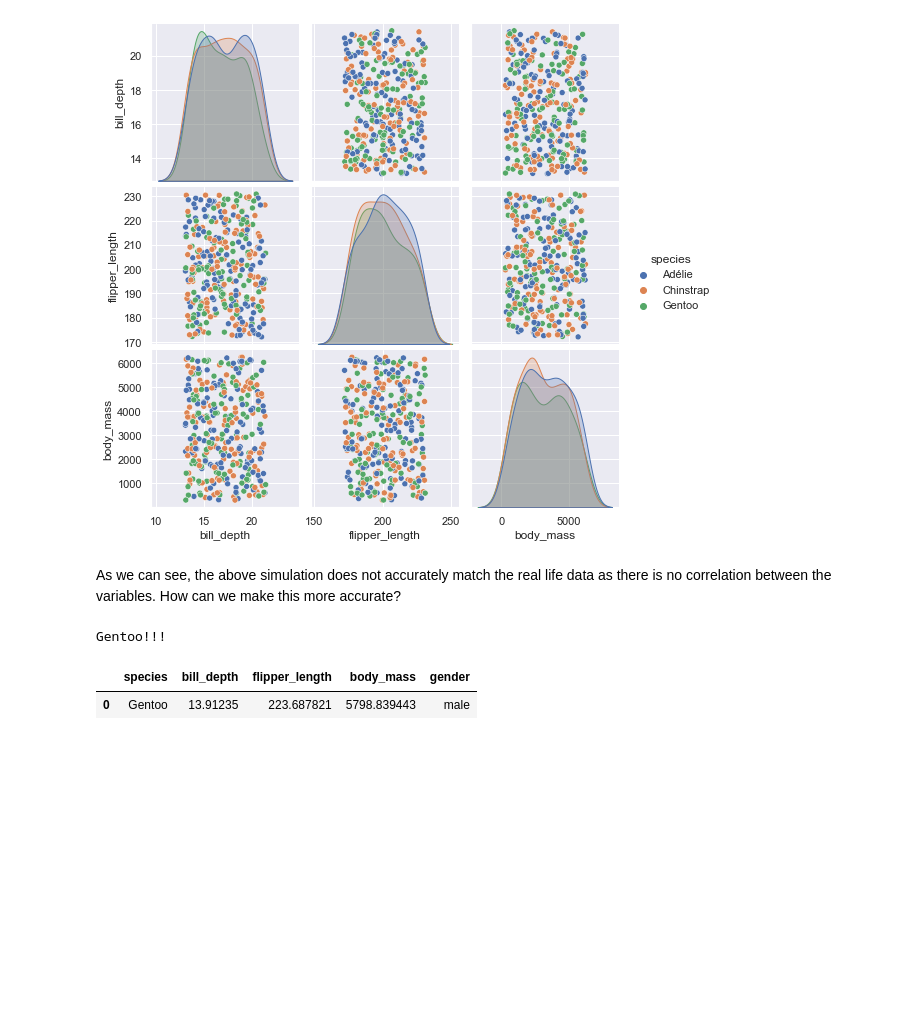
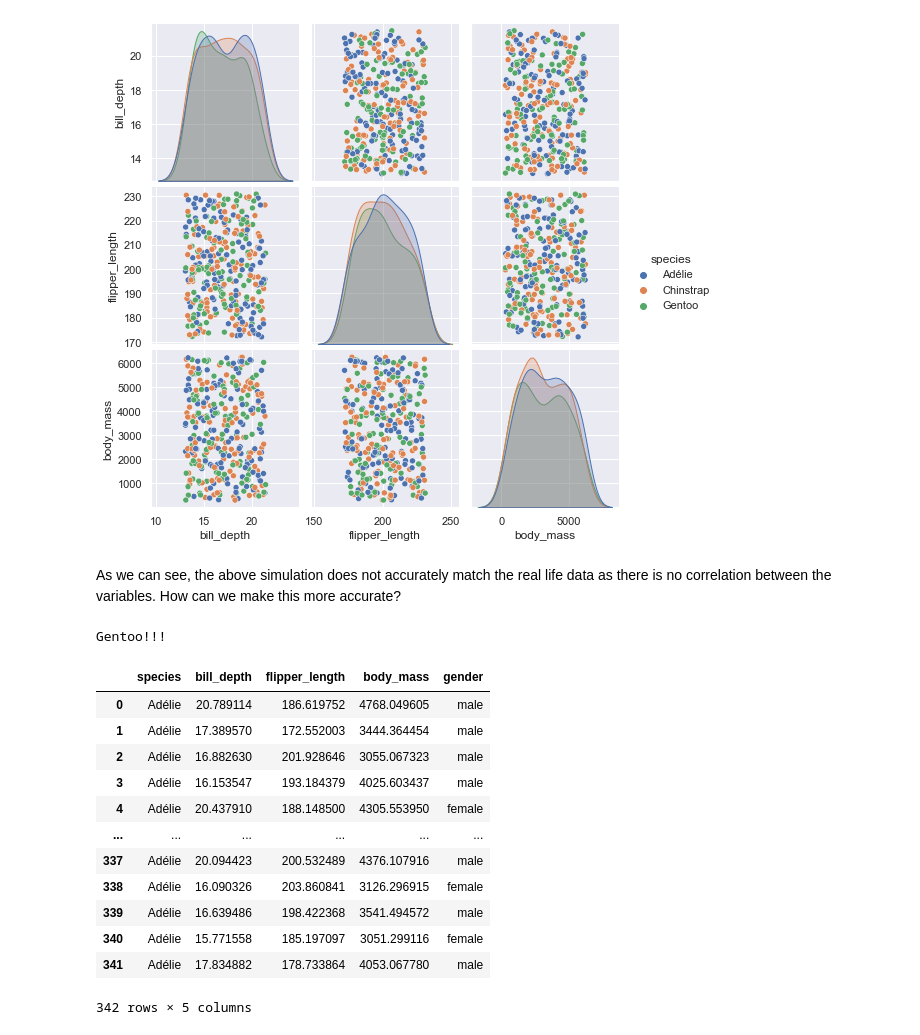
Before and after one commit to jbrad88/pda-project, a Jupyter notebook: pda-project.ipynb, the cells around one changed output. Cells and saved outputs as stored; diff of their text form; code cells hidden in the pictures; blank space fills up the shorter version.

Commit message:
Created dataset of random species. Need to figure out how to merge my if statements in based on species in order to set other variables

```diff
--- a/pda-project.ipynb
+++ b/pda-project.ipynb
@@ -199,30 +199,41 @@ Gentoo!!!
 # %%
 sp1 = np.random.choice(a=['Adélie','Gentoo','Chinstrap'], p=[0.34,0.33,0.33])
 
 if sp1 == "Gentoo":
-    bill_depth = np.random.uniform(13.1,17.3, 1)
-    flipper_length = np.random.uniform(203.0, 231.0)
-    body_mass = np.random.uniform(3950.0, 6300.0)
-    gender = np.random.choice(a=['male','female'], p=[0.5,0.5])
+    bill_depth = np.random.uniform(13.1,17.3, 342)
+    flipper_length = np.random.uniform(203.0, 231.0, 342)
+    body_mass = np.random.uniform(3950.0, 6300.0, 342)
+    gender = np.random.choice(a=['male','female'], size=342, p=[0.5,0.5])
     #print("Gentoo")
 
 elif sp1 == 'Adélie':
-    bill_depth = np.random.uniform(15.5,21.5)
-    flipper_length = np.random.uniform(172.0,210.0)
-    body_mass = np.random.uniform(2850.0,4775.0)
-    gender = np.random.choice(a=['male','female'], p=[0.5,0.5])
+    bill_depth = np.random.uniform(15.5,21.5, 342)
+    flipper_length = np.random.uniform(172.0,210.0, 342)
+    body_mass = np.random.uniform(2850.0,4775.0, 342)
+    gender = np.random.choice(a=['male','female'], size=342, p=[0.5,0.5])
 
 else:
-    bill_depth = np.random.uniform(16.4,20.8)
-    flipper_length = np.random.uniform(178.0,212.0)
-    body_mass = np.random.uniform(2700.0,4800.0)
-    gender = np.random.choice(a=['male','female'], p=[0.5,0.5])
+    bill_depth = np.random.uniform(16.4,20.8, 342)
+    flipper_length = np.random.uniform(178.0,212.0, 342)
+    body_mass = np.random.uniform(2700.0,4800.0, 342)
+    gender = np.random.choice(a=['male','female'], size=342, p=[0.5,0.5])
 
 pd.DataFrame({'species':sp1,
               'bill_depth':bill_depth,
               'flipper_length':flipper_length,
               'body_mass':body_mass,
               'gender':gender})
 # %% [output]
 |  | species | bill_depth | flipper_length | body_mass | gender |
-| 0 | Gentoo | 13.91235 | 223.687821 | 5798.839443 | male |
+| 0 | Adélie | 20.789114 | 186.619752 | 4768.049605 | male |
+| 1 | Adélie | 17.389570 | 172.552003 | 3444.364454 | male |
+| 2 | Adélie | 16.882630 | 201.928646 | 3055.067323 | male |
+| 3 | Adélie | 16.153547 | 193.184379 | 4025.603437 | male |
+| 4 | Adélie | 20.437910 | 188.148500 | 4305.553950 | female |
+| ... | ... | ... | ... | ... | ... |
+| 337 | Adélie | 20.094423 | 200.532489 | 4376.107916 | male |
+| 338 | Adélie | 16.090326 | 203.860841 | 3126.296915 | female |
+| 339 | Adélie | 16.639486 | 198.422368 | 3541.494572 | male |
+| 340 | Adélie | 15.771558 | 185.197097 | 3051.299116 | female |
+| 341 | Adélie | 17.834882 | 178.733864 | 4053.067780 | male |
+342 rows × 5 columns
```
Also changed, not shown: parts of 4 cells of this notebook.
